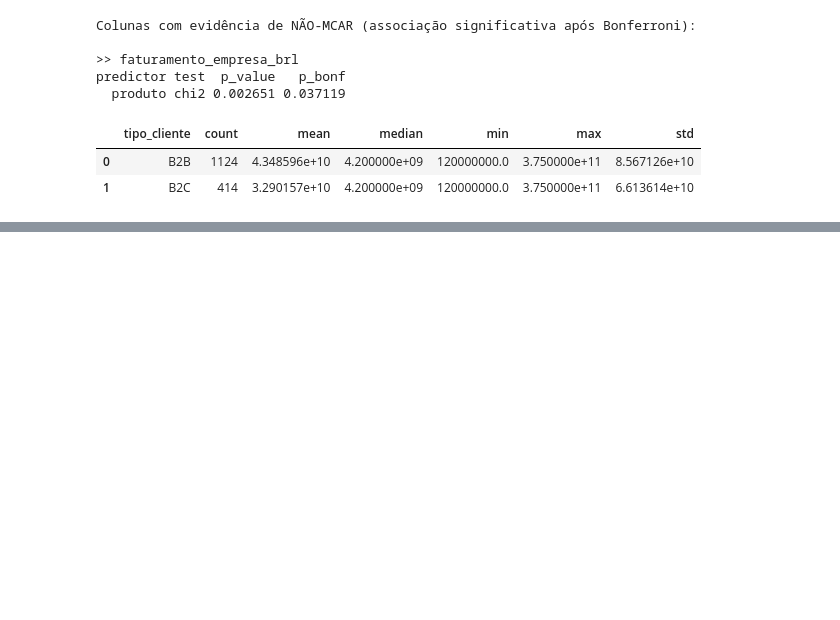
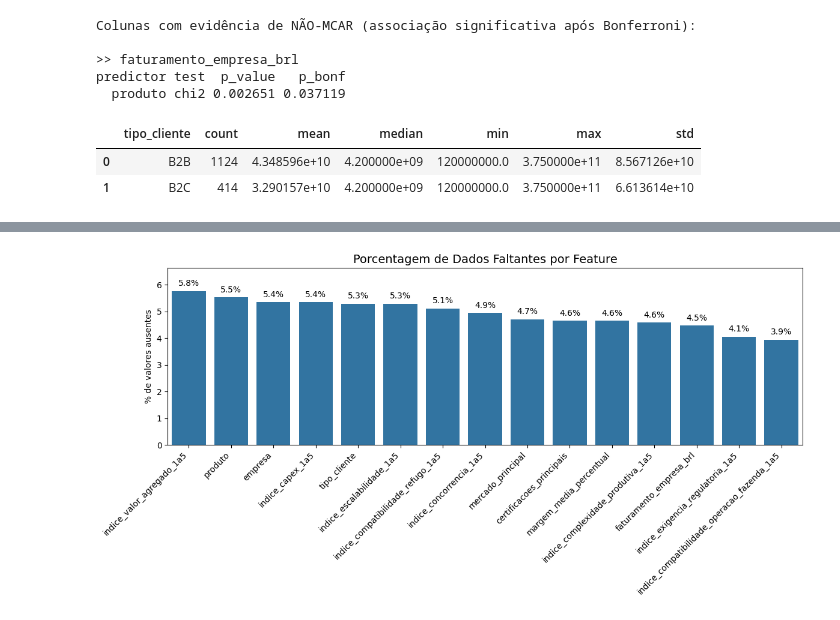
Before and after one commit to joaobaungartner/goncalves-repo-extra, a Jupyter notebook: base01/recomecando.ipynb, the cells around one changed output, grey strips where cells are left out. Cells and saved outputs as stored; diff of their text form; code cells hidden in the pictures; blank space fills up the shorter version.

```diff
--- a/base01/recomecando.ipynb
+++ b/base01/recomecando.ipynb
@@ -1541,0 +1447,60 @@ plt.show()
+# %%
+import pandas as pd
+import matplotlib.pyplot as plt
+import seaborn as sns
+
+# ================================
+# CÁLCULO DA PORCENTAGEM DE NULOS
+# ================================
+missing_percent = (
+    df
+    .isna()
+    .mean() * 100
+)
+
+missing_df = (
+    missing_percent
+    .reset_index()
+    .rename(columns={
+        'index': 'feature',
+        0: 'percentual_faltante'
+    })
+    .sort_values('percentual_faltante', ascending=False)
+)
+
+# ================================
+# GRÁFICO
+# ================================
+plt.figure(figsize=(12, 6))
+
+ax = sns.barplot(
+    data=missing_df,
+    x='feature',
+    y='percentual_faltante'
+)
+
+plt.title('Porcentagem de Dados Faltantes por Feature', fontsize=14)
+plt.xlabel('')
+plt.ylabel('% de valores ausentes')
+plt.xticks(rotation=45, ha='right')
+plt.ylim(0, missing_df['percentual_faltante'].max() * 1.15)
+
+# ================================
+# RÓTULOS NAS BARRAS
+# ================================
+for p in ax.patches:
+    valor = p.get_height()
+    ax.annotate(
+        f'{valor:.1f}%',
+        (p.get_x() + p.get_width() / 2, valor),
+        ha='center',
+        va='bottom',
+        fontsize=10,
+        xytext=(0, 4),
+        textcoords='offset points'
+    )
+
+plt.tight_layout()
+plt.show()
+# %% [output]
+[figure, added]
```
Also changed, not shown: parts of 12 cells of this notebook, 2 other files.
